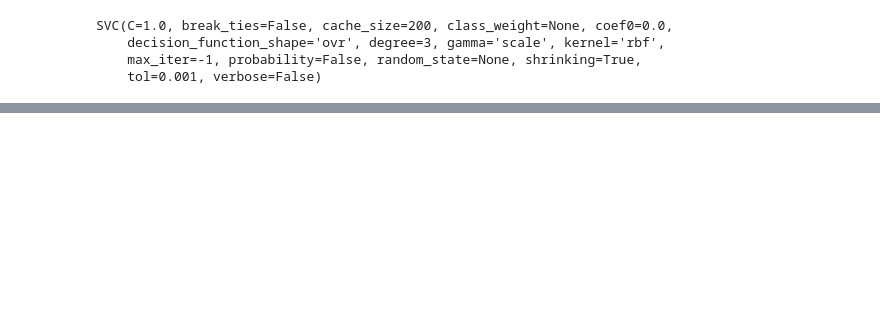
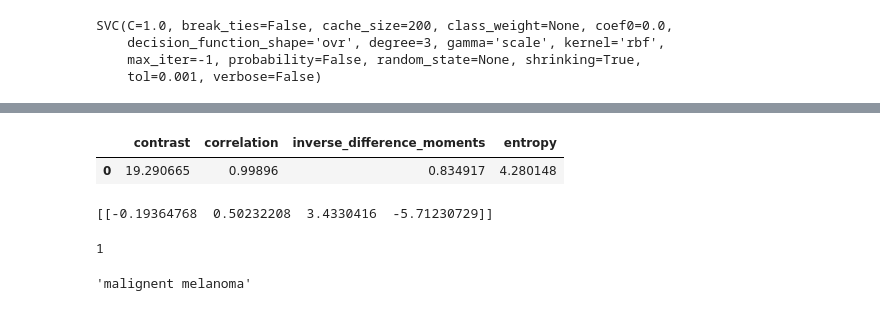
Before and after one commit to Thaajwer/Melanoma-Skin-Cancer-Detection-With-Image-Processing-Techniques, a Jupyter notebook: Untitled3.ipynb, the cells around one changed output, grey strips where cells are left out. Saved outputs shown, nothing was run; the diff lists cells and outputs as text; code cells hidden in the pictures; blank space fills up the shorter version.

```diff
--- a/Untitled3.ipynb
+++ b/Untitled3.ipynb
@@ -139,0 +272,53 @@ weighted avg       1.00      1.00      1.00         6
+# %%
+def feature_extract(img):
+    names = [
+             'contrast','correlation','inverse_difference_moments','entropy'
+            ]
+    df = pd.DataFrame([], columns=names)
+
+    #Preprocessing
+    gs = cv2.cvtColor(img,cv2.COLOR_RGB2GRAY)
+    blur = cv2.GaussianBlur(gs, (25,25),0)
+    ret_otsu,im_bw_otsu = cv2.threshold(blur,0,255,cv2.THRESH_BINARY_INV+cv2.THRESH_OTSU)
+    kernel = np.ones((50,50),np.uint8)
+    closing = cv2.morphologyEx(im_bw_otsu, cv2.MORPH_CLOSE, kernel)
+
+
+
+    #Texture features
+    textures = mt.features.haralick(gs)
+    ht_mean = textures.mean(axis=0)
+    contrast = ht_mean[1]
+    correlation = ht_mean[2]
+    inverse_diff_moments = ht_mean[4]
+    entropy = ht_mean[8]
+
+    vector = [
+              contrast,correlation,inverse_diff_moments,entropy
+             ]
+
+    df_temp = pd.DataFrame([vector],columns=names)
+    df = df.append(df_temp)
+
+    return df
+# %%
+features_of_img = feature_extract(bg_rem_img)
+features_of_img
+# %% [output]
+|  | contrast | correlation | inverse_difference_moments | entropy |
+| 0 | 19.290665 | 0.99896 | 0.834917 | 4.280148 |
+# %%
+scaled_features = sc_X.transform(features_of_img)
+print(scaled_features)
+# y_pred_mobile = svm_clf.predict(features_of_img)
+y_pred_mobile = svm_clf.predict(scaled_features)
+y_pred_mobile[0]
+# %% [output]
+[[-0.19364768  0.50232208  3.4330416  -5.71230729]]
+1
+# %%
+common_names = ['Beningn melonama', 'malignent melanoma'
+               ]
+common_names[y_pred_mobile[0]]
+# %% [output]
+'malignent melanoma'
```
Also changed, not shown: parts of 33 cells of this notebook, 3 other files.
